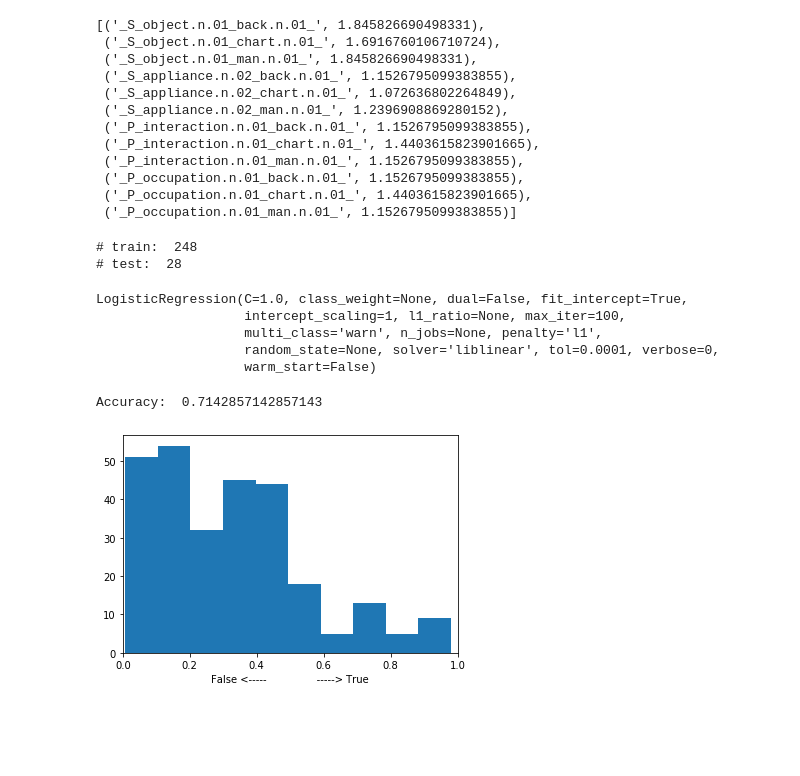
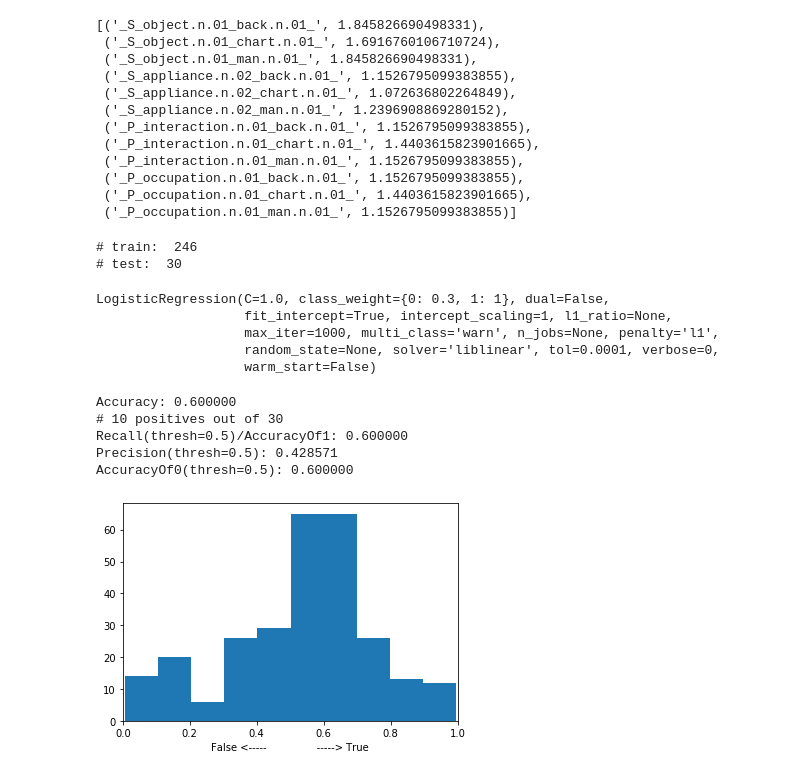
Before and after one commit to shwinshaker/Text2Scene, a Jupyter notebook: train.ipynb, the cells around one changed output. Cells and saved outputs as stored; diff of their text form; code cells hidden in the pictures; blank space fills up the shorter version.

```diff
--- a/train.ipynb
+++ b/train.ipynb
@@ -108,7 +170,20 @@ class Dataset():
+# %%
+def sparse_shuffle(X, interval=4):
+    assert(isinstance(X, sparse.csr.csr_matrix))
+#     index = np.arange(X.shape[0])
+#     np.random.shuffle(index)
+#     return X[index]
+
+    index_split = np.array_split(np.arange(X.shape[0]),
+                                 X.shape[0]/interval)
+    np.random.shuffle(index_split)
+    return X[np.hstack(index_split)]
 # %%
 dataset = Dataset()
 print('# features: ', len(dataset.features_))
 data = sparse.vstack([dataset[i] for i in range(len(dataset))])
+# recall can be very high if not shuffle the data, why?
+data = sparse_shuffle(data, interval=3)
 X, y = data[:,:-1], data[:,-1]
 y = y.toarray().flatten()
 print('data shape', data.shape)
@@ -140,37 +215,53 @@ A man looks at his chart with his back.
  ('_P_occupation.n.01_man.n.01_', 1.1526795099383855)]
 # %%
 from sklearn.linear_model import LogisticRegression
+# higher class weight of 0 will always make it easier in term of precision
+# because of imbalance
 clf = LogisticRegression(# random_state=0,
                          solver='liblinear',
-                         # class_weight={1: 1, 0:0.5},
+                         class_weight={1: 1, 0:0.3},
                          penalty='l1', #'l2' use l1 to learn sparsely
                          C=1.0,
-                         max_iter=100)
+                         max_iter=1000)
 
-ind_test = int(X.shape[0] * 0.9)
+interval = 3 #4
+ind_test = int(X.shape[0]/interval * 0.9) * interval
 print('# train: ', ind_test)
 print('# test: ', X.shape[0] - ind_test)
 clf.fit(X[:ind_test], y[:ind_test])
 # clf.fit(X, y)
 # %% [output]
-# train:  248
-# test:  28
+# train:  246
+# test:  30
-LogisticRegression(C=1.0, class_weight=None, dual=False, fit_intercept=True,
-                   intercept_scaling=1, l1_ratio=None, max_iter=100,
-                   multi_class='warn', n_jobs=None, penalty='l1',
+LogisticRegression(C=1.0, class_weight={0: 0.3, 1: 1}, dual=False,
+                   fit_intercept=True, intercept_scaling=1, l1_ratio=None,
+                   max_iter=1000, multi_class='warn', n_jobs=None, penalty='l1',
                    random_state=None, solver='liblinear', tol=0.0001, verbose=0,
                    warm_start=False)
 # %%
 import matplotlib.pyplot as plt
 
-print('Accuracy: ', clf.score(X[ind_test:],y[ind_test:]))
+print('Accuracy: %.6f' % clf.score(X[ind_test:],y[ind_test:]))
+y_true = y[ind_test:]
+y_pred = clf.predict(X[ind_test:])
+print('# %i positives out of %i' % (sum(y_true), len(y_true)))
+recall = sum(np.logical_and(y_pred == y_true, y_true)) / sum(y_true)
+precision = sum(np.logical_and(y_pred == y_true, y_true)) / sum(y_pred)
+acc0 = sum(np.logical_and(y_pred == y_true, 1-y_true)) / sum(1-y_true)
+print('Recall(thresh=0.5)/AccuracyOf1: %.6f' % recall)
+print('Precision(thresh=0.5): %.6f' % precision)
+print('AccuracyOf0(thresh=0.5): %.6f' % acc0)
 # print(clf.predict(X))
 # print(clf.predict_proba(X)[:,1])
 # print(y)
 plt.hist(clf.predict_proba(X)[:,1])
 plt.xlabel('False <-----                -----> True')
 plt.xlim([0, 1])
 plt.show()
 # %% [output]
-Accuracy:  0.7142857142857143
+Accuracy: 0.600000
+# 10 positives out of 30
+Recall(thresh=0.5)/AccuracyOf1: 0.600000
+Precision(thresh=0.5): 0.428571
+AccuracyOf0(thresh=0.5): 0.600000
-[figure, old version]
+[figure, new version]
```
Also changed, not shown: parts of 11 cells of this notebook, 3 other files.
